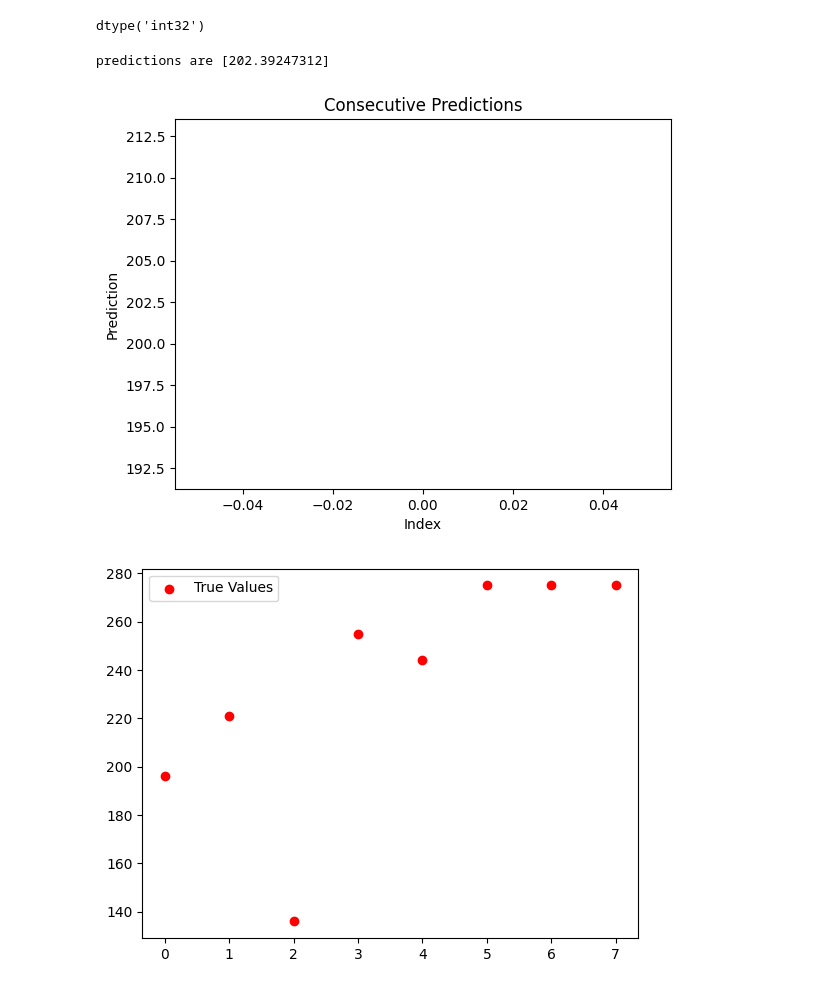
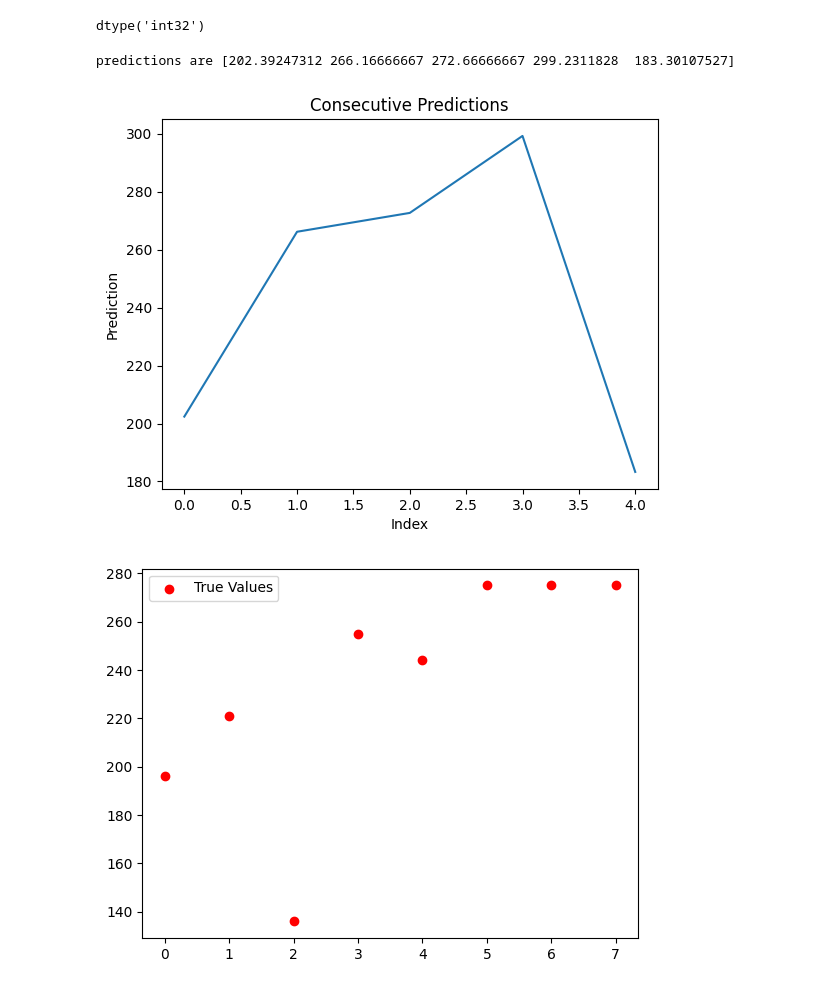
Before and after one commit to sayanjit26/pydev, a Jupyter notebook: note1.ipynb, the cells around one changed output. Drawn from its saved outputs; the diff is of its cells as text; code cells hidden in the pictures.

```diff
--- a/note1.ipynb
+++ b/note1.ipynb
@@ -13,36 +13,35 @@ dtype('int32')
 # %%
 from sklearn.linear_model import LinearRegression
 import numpy as np
 
 # Assuming you have your input features X and target variable y
 X1_engine_size_cylinders = np.array([[2.0,4],[2.4,4],[1.5,4],[3.5,6],[3.5,4],[3.5,6],[3.7,5],[3.7,5]])
 
 y = np.array([196,221,136,255,244,275,275,275])
 
 # Create a linear regression model
 model = LinearRegression()
 
 # Fit the model to the data
-model.fit(X1_engine_size_cylinders, y)
+n=model.fit(X1_engine_size_cylinders, y)
 
 # Predict the target variable for new input features
-new_X1 = np.array([[2.4,4]])
+new_X1 = np.array([[2.4,4],[3.5,6],[3.7,5],[4.0,8],[2.1,3]])
 
 predictions = model.predict(new_X1)
 
 print(f'predictions are {predictions}')
 import matplotlib.pyplot as plt
-
 # Plot the consecutive predictions
 plt.plot(predictions)
 plt.xlabel('Index')
 plt.ylabel('Prediction')
 plt.title('Consecutive Predictions')
 plt.show()
 plt.scatter(range(len(y)), y, color='red', label='True Values')
 plt.legend()
 plt.show()
 # %% [output]
-predictions are [202.39247312]
+predictions are [202.39247312 266.16666667 272.66666667 299.2311828  183.30107527]
-[figure, old version]
+[figure, new version]
 [figure]
```
